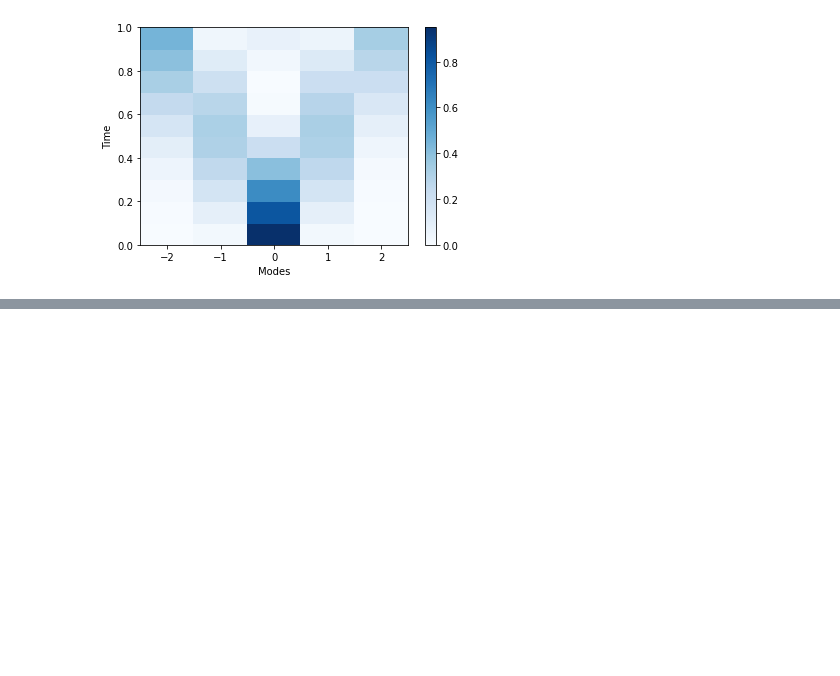
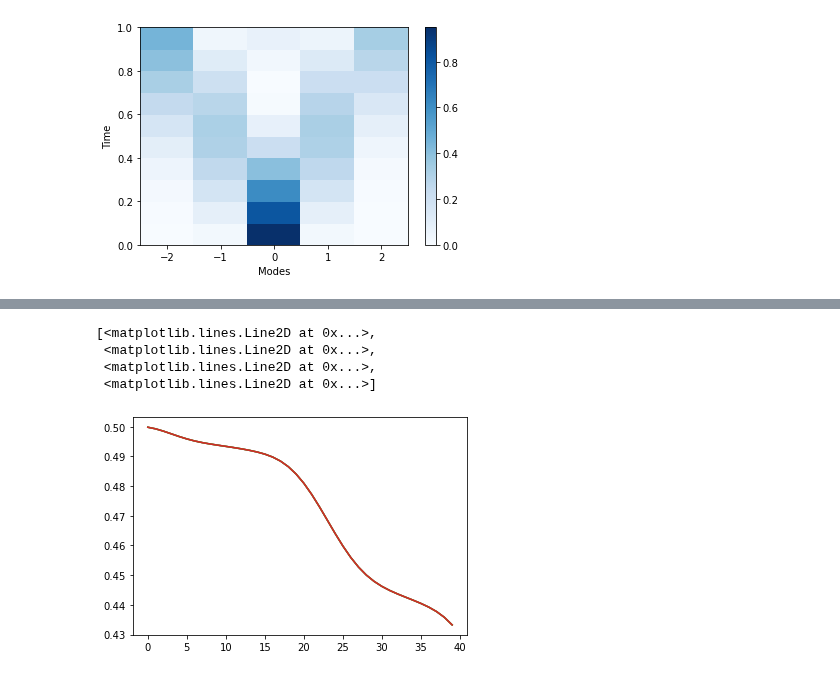
Before and after one commit to C2QA/bosonic-qiskit, a Jupyter notebook: tutorials/Z2-lattice-gauge-theory/Z2-lattice-gauge-theory.ipynb, the cells around one changed output, grey strips where cells are left out. Cells and saved outputs as stored; diff of their text form; code cells hidden in the pictures; blank space fills up the shorter version.

```diff
--- a/tutorials/Z2-lattice-gauge-theory/Z2-lattice-gauge-theory.ipynb
+++ b/tutorials/Z2-lattice-gauge-theory/Z2-lattice-gauge-theory.ipynb
@@ -214,0 +305,8 @@ print('Counts(ideal):', result.get_counts())
+# %%
+plt.plot(occs)
+# %% [output]
+[<matplotlib.lines.Line2D at 0x...>,
+ <matplotlib.lines.Line2D at 0x...>,
+ <matplotlib.lines.Line2D at 0x...>,
+ <matplotlib.lines.Line2D at 0x...>]
+[figure, added]
```
Also changed, not shown: parts of 20 cells of this notebook, 1 other file.
